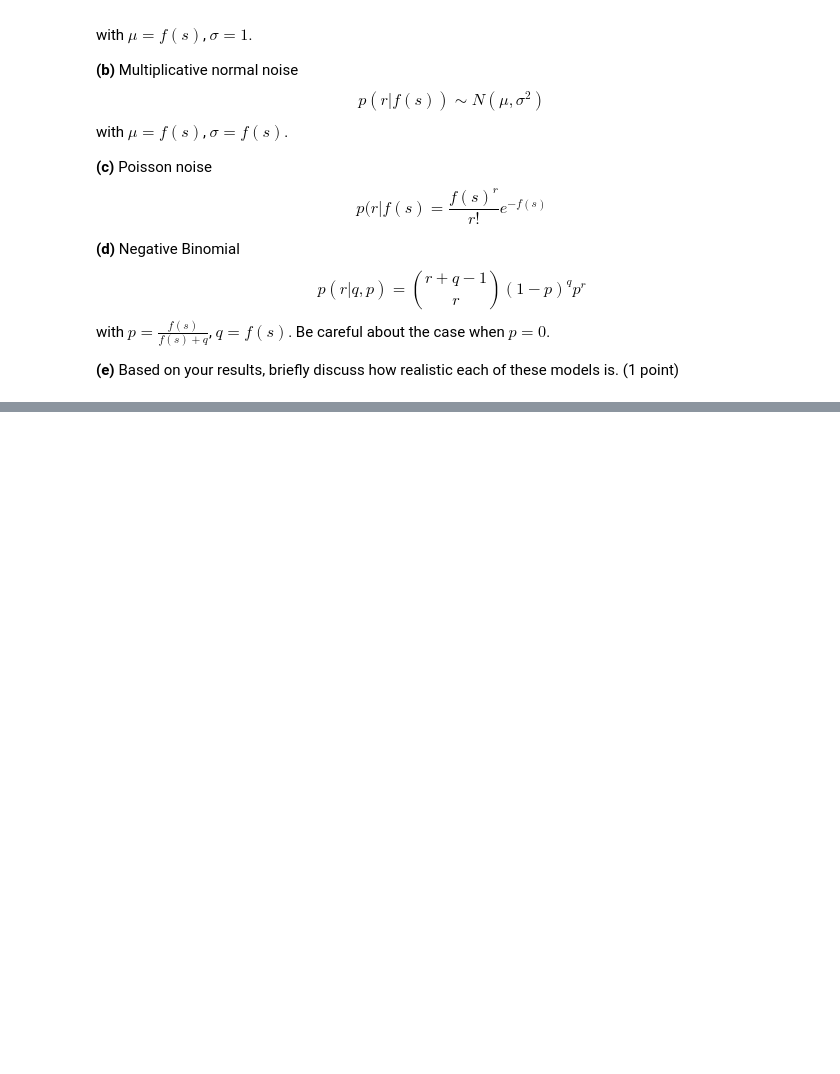
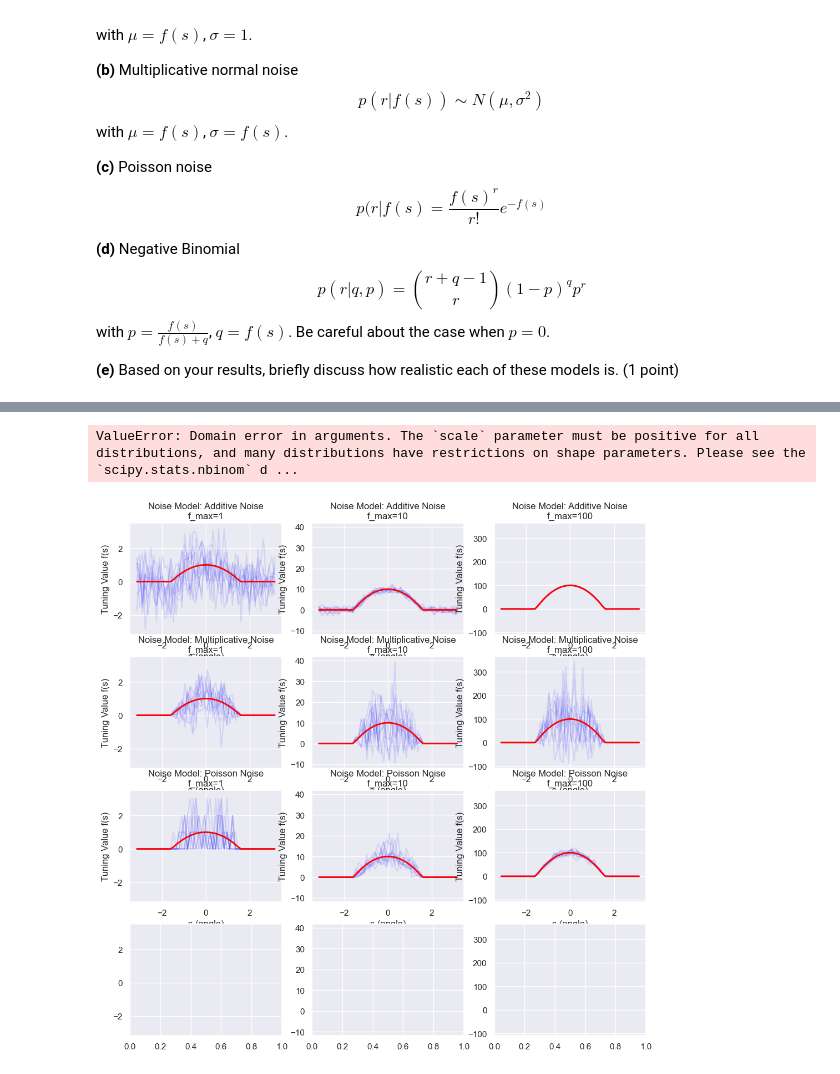
Before and after one commit to aakarsh/S25-Neural-Coding, a Jupyter notebook: homeworks/2025_Neural_coding_Homework3.ipynb, the cells around one changed output, grey strips where cells are left out. Drawn from its saved outputs; the diff is of its cells as text; code cells hidden in the pictures; blank space fills up the shorter version.

```diff
--- a/homeworks/2025_Neural_coding_Homework3.ipynb
+++ b/homeworks/2025_Neural_coding_Homework3.ipynb
@@ -157,0 +180,17 @@ plt.show()
+# %%
+
+"""
+**(b)** Multiplicative normal noise
+$$p(r|f(s)) \sim N(\mu, \sigma^2)$$
+with $\mu=f(s)$, $\sigma=f(s)$.
+"""
+
+def sample_multiplicative_noise(noiselesss_f, n_samples, s_vals):
+    n_points = len(s_vals)
+    #noiselesss_f = np.array([tuning_function(s, f_max) for s in s_vals])    # shape (51,)
+    assert noiselesss_f.shape == (n_points,)
+    # draw samples: shape (n_bins, n_samples) = (51, 10)
+    scale = noiseless_f[:, None]
+    samples = scipy.stats.norm.rvs(loc=noiselesss_f[:, None], scale=scale, size=(n_points, n_samples))
+    assert samples.shape == (n_points, n_samples)
+    return samples
@@ -157,0 +274,46 @@ plt.show()
+# %%
+import numpy as np, matplotlib.pyplot as plt
+import scipy.stats as st
+import seaborn as sns
+
+sns.set_theme()
+
+sampling_functions = [ {
+    "sampling_function": sample_additive_noise,
+    "title": "Additive Noise"
+}, {
+    "sampling_function": sample_multiplicative_noise,
+    "title": "Multiplicative Noise"
+},
+{
+    "sampling_function": sample_poisson_noise,
+    "title": "Poisson Noise"
+}, {
+    "sampling_function": sample_negative_binomial,
+    "title": "Negative Binomial"
+}]
+
+n_samples=10
+n_points=50
+grid_points = np.linspace(-np.pi, np.pi, n_points)
+f_max_params = [1, 10, 100  ]
+fig, ax = plt.subplots(len(sampling_functions), len(f_max_params),
+                            figsize=(4 * len(f_max_params), 3 * len(sampling_functions)),
+                            sharey="col")
+
+for idx, item in enumerate(sampling_functions):
+    sampling_func = item["sampling_function"]
+    base_title = item["title"]
+    num_fs = len(f_max_params)
+    ax_row = ax[idx]
+    # ax is an ndarray even when len==1, so always iterable
+    for ax_i, f_max in zip(np.atleast_1d(ax_row), f_max_params):
+        noiseless_f = np.array([tuning_function(s, f_max) for s in grid_points])
+        samples = sampling_func(noiseless_f, n_samples, grid_points)
+        plot_samples(grid_points, samples, noiseless_f,
+                     f"{base_title}\nf_max={f_max}", ax_i)
+fig.tight_layout()
+plt.show()
+# %% [output]
+ValueError: Domain error in arguments. The `scale` parameter must be positive for all distributions, and many distributions have restrictions on shape parameters. Please see the `scipy.stats.nbinom` d ...
+[figure, added]
```
Also changed, not shown: parts of 7 cells of this notebook, 1 other file.
